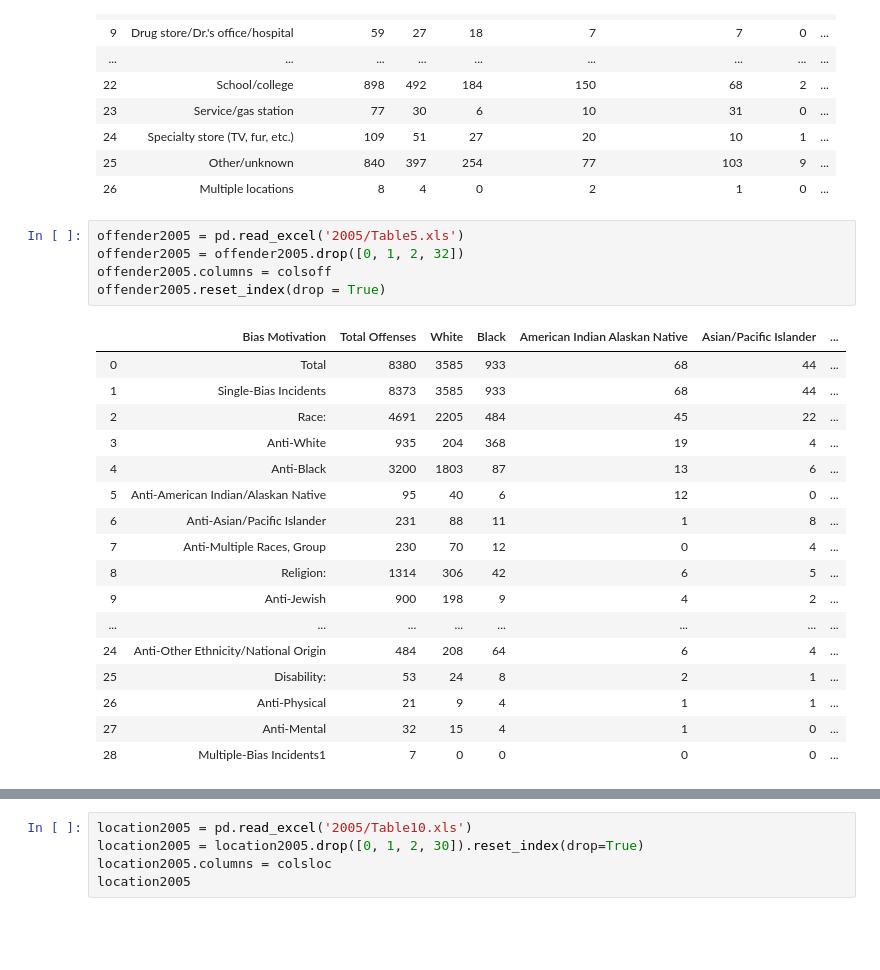
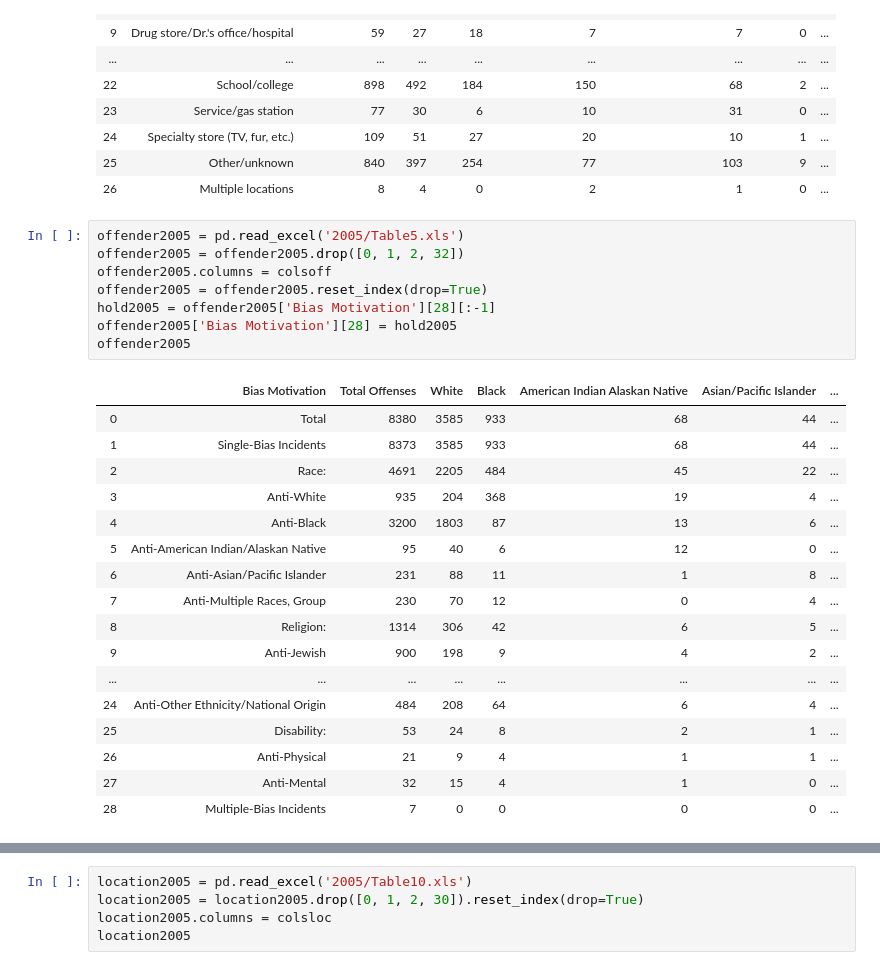
Before and after one commit to helenhc/Crime-Hate-Crime, a Jupyter notebook: 2004-2009.ipynb, the cells around one changed output, grey strips where cells are left out. Drawn from its saved outputs; the diff is of its cells as text; blank space fills up the shorter version.

```diff
--- a/2004-2009.ipynb
+++ b/2004-2009.ipynb
@@ -78,25 +88,28 @@ location2004
 # %%
 offender2005 = pd.read_excel('2005/Table5.xls')
 offender2005 = offender2005.drop([0, 1, 2, 32])
 offender2005.columns = colsoff
-offender2005.reset_index(drop = True)
+offender2005 = offender2005.reset_index(drop=True)
+hold2005 = offender2005['Bias Motivation'][28][:-1]
+offender2005['Bias Motivation'][28] = hold2005
+offender2005
 # %% [output]
 |  | Bias Motivation | Total Offenses | White | Black | American Indian Alaskan Native | Asian/Pacific Islander | ... |
 | 0 | Total | 8380 | 3585 | 933 | 68 | 44 | ... |
 | 1 | Single-Bias Incidents | 8373 | 3585 | 933 | 68 | 44 | ... |
 | 2 | Race: | 4691 | 2205 | 484 | 45 | 22 | ... |
 | 3 | Anti-White | 935 | 204 | 368 | 19 | 4 | ... |
 | 4 | Anti-Black | 3200 | 1803 | 87 | 13 | 6 | ... |
 | 5 | Anti-American Indian/Alaskan Native | 95 | 40 | 6 | 12 | 0 | ... |
 | 6 | Anti-Asian/Pacific Islander | 231 | 88 | 11 | 1 | 8 | ... |
 | 7 | Anti-Multiple Races, Group | 230 | 70 | 12 | 0 | 4 | ... |
 | 8 | Religion: | 1314 | 306 | 42 | 6 | 5 | ... |
 | 9 | Anti-Jewish | 900 | 198 | 9 | 4 | 2 | ... |
 | ... | ... | ... | ... | ... | ... | ... | ... |
 | 24 | Anti-Other Ethnicity/National Origin | 484 | 208 | 64 | 6 | 4 | ... |
 | 25 | Disability: | 53 | 24 | 8 | 2 | 1 | ... |
 | 26 | Anti-Physical | 21 | 9 | 4 | 1 | 1 | ... |
 | 27 | Anti-Mental | 32 | 15 | 4 | 1 | 0 | ... |
-| 28 | Multiple-Bias Incidents1 | 7 | 0 | 0 | 0 | 0 | ... |
+| 28 | Multiple-Bias Incidents | 7 | 0 | 0 | 0 | 0 | ... |
 # %%
 known_offender2005 = pd.read_excel('2005/Table9.xls')
```
Also changed, not shown: parts of 13 cells of this notebook.
